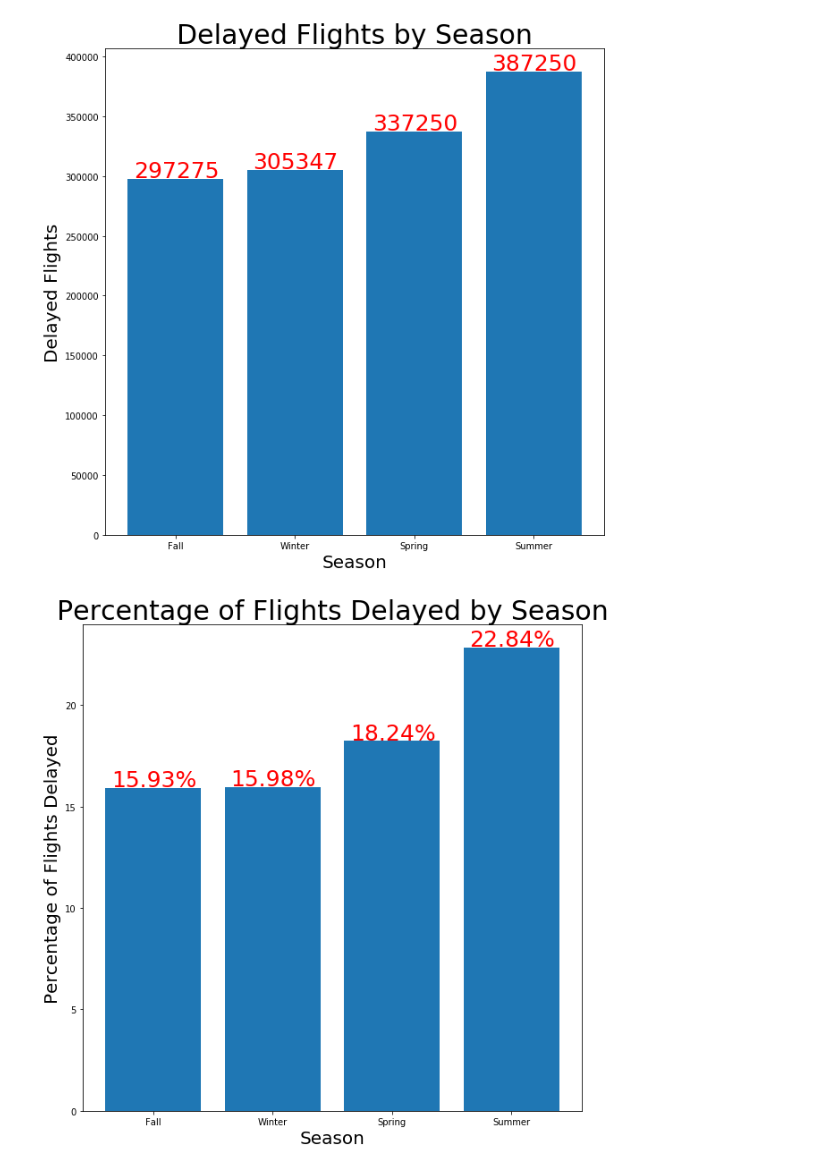
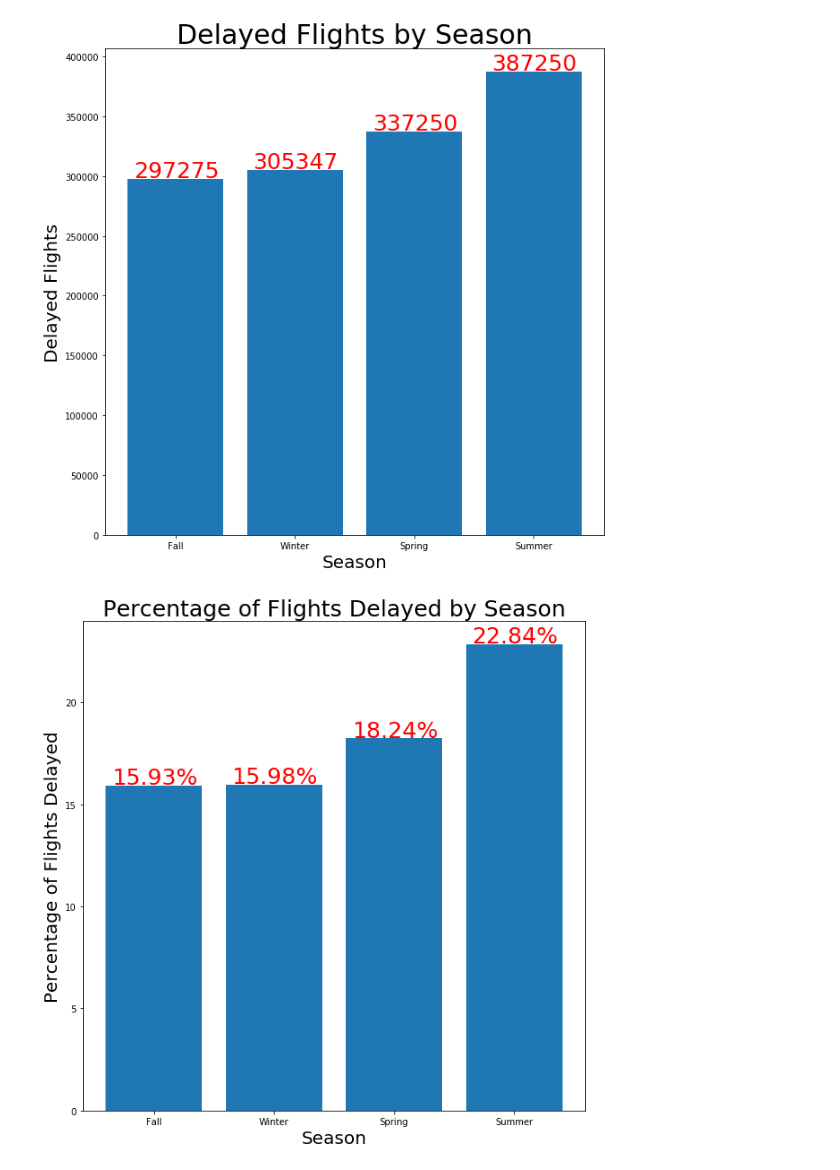
Before and after one commit to Arimorris/delays, a Jupyter notebook: visuals .ipynb, the cells around one changed output. Saved outputs shown, nothing was run; the diff lists cells and outputs as text; code cells hidden in the pictures.

```diff
--- a/visuals .ipynb
+++ b/visuals .ipynb
@@ -121,12 +121,12 @@ plt.show()
 # %%
 plt.figure(figsize=(10,10))
 plt.bar(season, s_pct)
-plt.title("Percentage of Flights Delayed by Season", fontsize =30)
+plt.title("Percentage of Flights Delayed by Season", fontsize =25)
 plt.xlabel('Season', fontsize =20)
 plt.xticks(range(4))
 plt.ylabel('Percentage of Flights Delayed', fontsize =20)
 for a,b in zip(range(4), s_pct):
     plt.text(a - .35, b +.08, str(b) + '%', fontsize =25, color ='r')
 plt.show()
 # %% [output]
-[figure, old version]
+[figure, new version]
```
Also changed, not shown: parts of 7 cells of this notebook, 1 other file.
